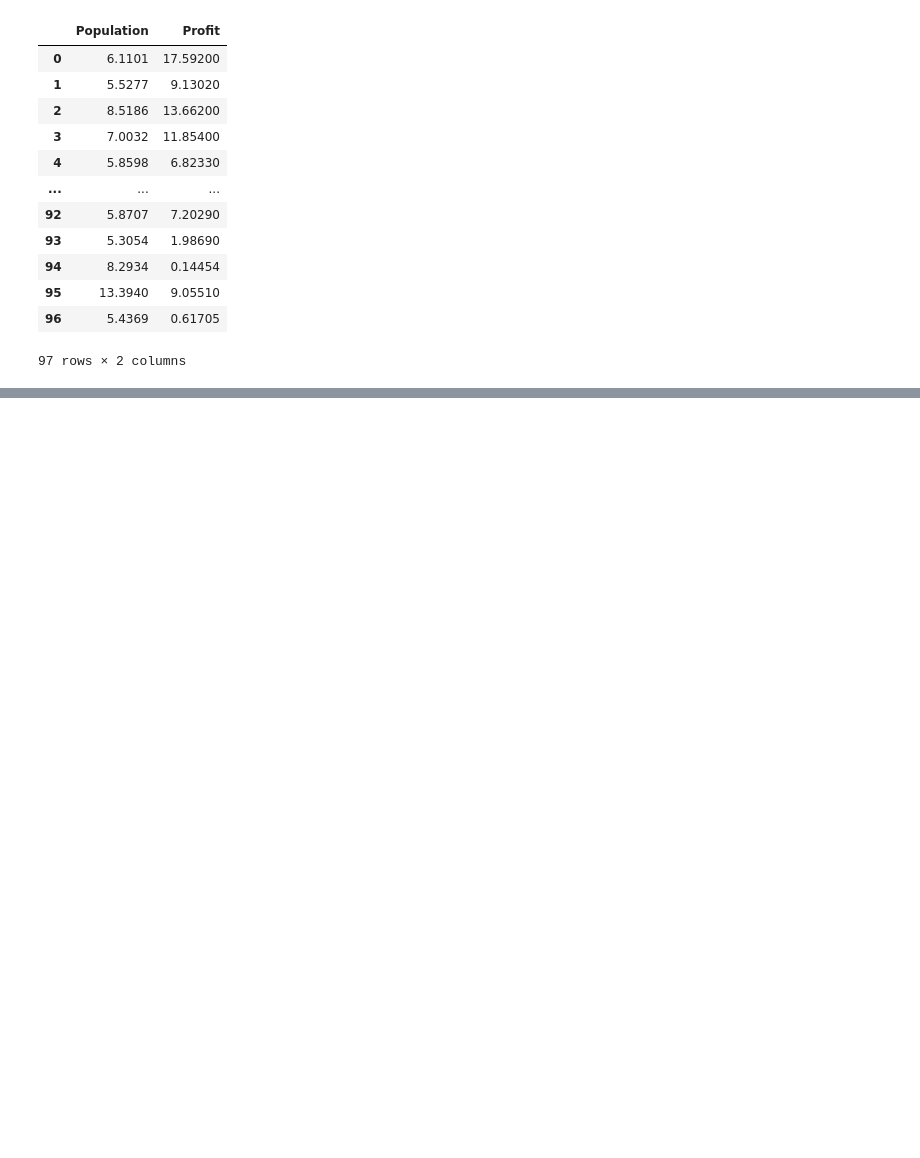
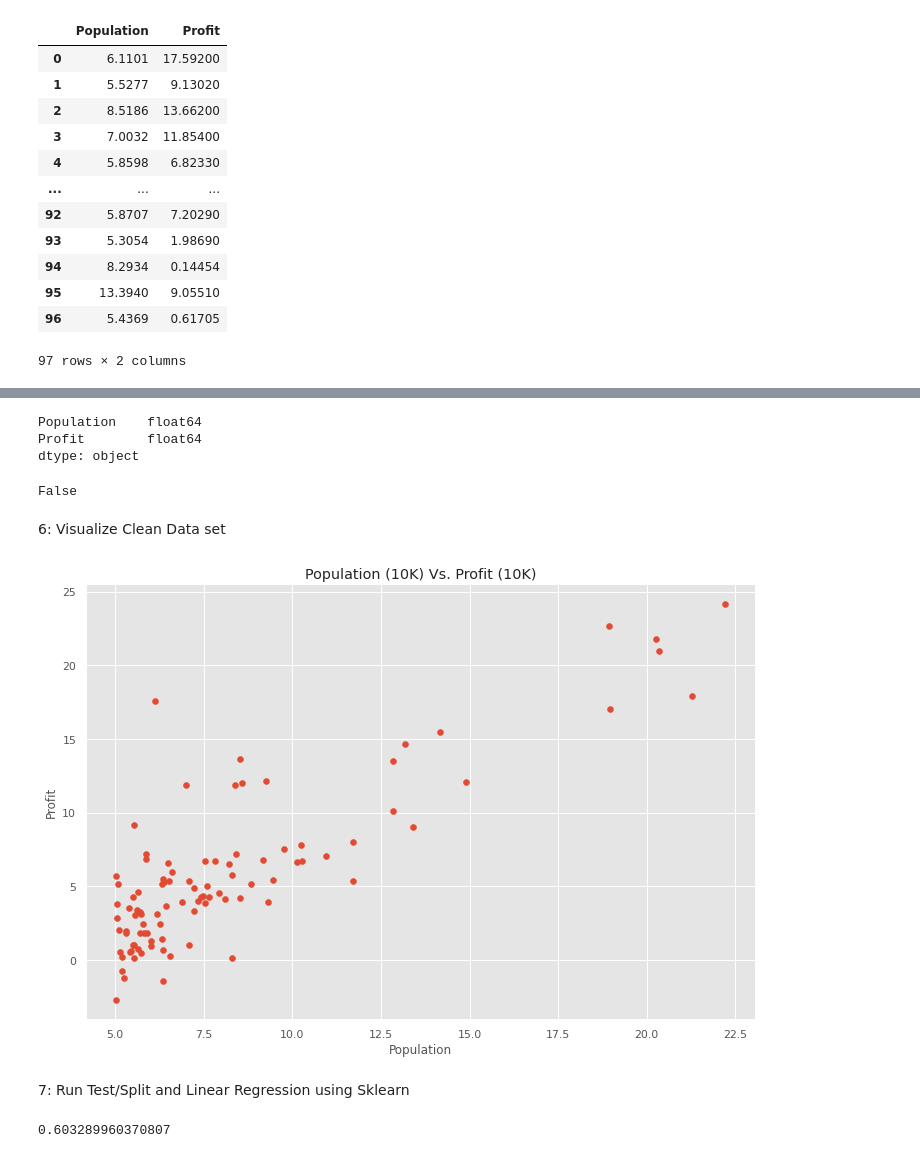
Before and after one commit to RedPandaStyle/ACE-Predictive-Analytics, a Jupyter notebook: Food_Truck_JPV.ipynb, the cells around one changed output, grey strips where cells are left out. Saved outputs shown, nothing was run; the diff lists cells and outputs as text; code cells hidden in the pictures; blank space fills up the shorter version.

```diff
--- a/Food_Truck_JPV.ipynb
+++ b/Food_Truck_JPV.ipynb
@@ -5,10 +8,12 @@ Given the specified dataset.   Complete the ML template notebook and conduct an
 # %%
+# Import needed libraries and Sklearn for linear regression
 import pandas as pd
 import numpy as np
 import matplotlib.pyplot as plt
 import seaborn as sns
-import cufflinks as cf
-sns.set()
-
+#
+plt.style.use('ggplot')
+plt.rcParams['figure.figsize'] = (12,8)
+from sklearn import preprocessing, svm
 from sklearn.linear_model import LinearRegression
 from sklearn.model_selection import train_test_split
@@ -31,0 +68,43 @@ df
+# %%
+#Data Type display
+df.dtypes
+# %% [output]
+Population    float64
+Profit        float64
+dtype: object
+# %%
+#find Nulls
+df.isnull().values.any()
+# %% [output]
+False
+# %% [markdown]
+6: Visualize Clean Data set
+# %%
+# Run a basic scatterplot on the 'clean set'.
+plt.scatter(data=df,x = 'Population', y = 'Profit')
+plt.title('Population (10K) Vs. Profit (10K)')
+plt.xlabel("Population")
+plt.ylabel("Profit")
+plt.grid('whitegrid')
+# %% [output]
+[figure, added]
+# %% [markdown]
+7: Run Test/Split and Linear Regression using Sklearn
+# %%
+# Separate data into independent and dependent variables
+# Converting each feture into a numpy array
+X = np.array(df['Population']).reshape(-1, 1)
+
+y = np.array(df['Profit']).reshape(-1, 1)
+
+X_train, X_test, y_train, y_test = train_test_split(X, y, test_size = 0.25 , random_state= 26)
+
+# Split into train and test
+
+regr = LinearRegression()
+
+regr.fit(X_train, y_train)
+
+print(regr.score(X_test, y_test))
+# %% [output]
+0.603289960370807
```
Also changed, not shown: parts of 10 cells of this notebook.
